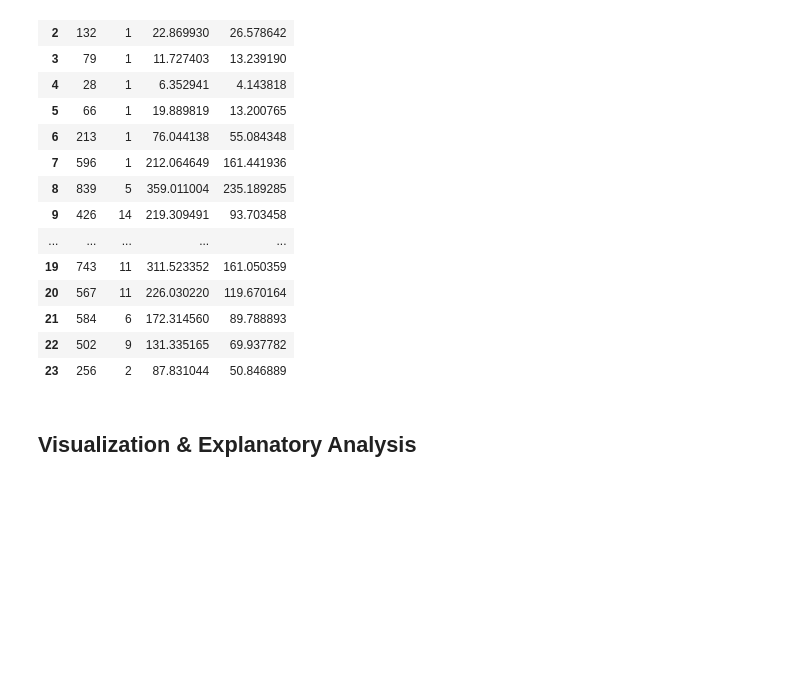
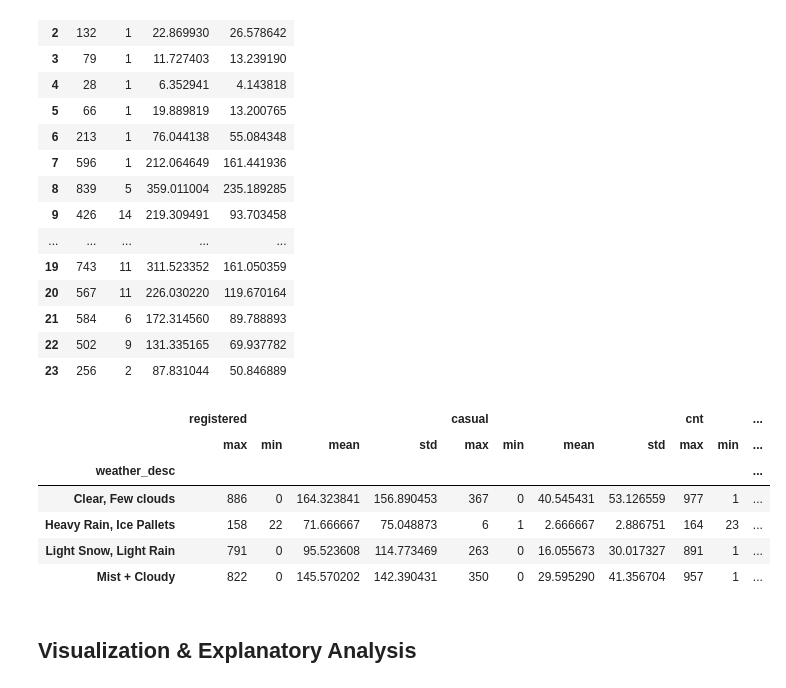
Before and after one commit to wahyunirosyidah/submission, a Jupyter notebook: notebook.ipynb, the cells around one changed output. Drawn from its saved outputs; the diff is of its cells as text; code cells hidden in the pictures; blank space fills up the shorter version.

```diff
--- a/notebook.ipynb
+++ b/notebook.ipynb
@@ -302,6 +301,32 @@ hour_df.groupby(by="hr").agg({
 | 21 | 584 | 6 | 172.314560 | 89.788893 |
 | 22 | 502 | 9 | 131.335165 | 69.937782 |
 | 23 | 256 | 2 | 87.831044 | 50.846889 |
+# %%
+weather_conditions = {
+    1: 'Clear, Few clouds',
+    2: 'Mist + Cloudy',
+    3: 'Light Snow, Light Rain',
+    4: 'Heavy Rain, Ice Pallets'
+}
+
+hour_df['weather_desc'] = hour_df['weathersit'].map(weather_conditions)
+
+result = hour_df.groupby(by="weather_desc").agg({
+    "registered" : ["max", "min", "mean", "std"],
+    "casual": ["max", "min", "mean", "std"],
+    "cnt": ["max", "min", "mean", "std"]
+})
+
+
+result
+# %% [output]
+|  | registered |  |  |  | casual |  |  |  | cnt |  | ... |
+|  | max | min | mean | std | max | min | mean | std | max | min | ... |
+| weather_desc |  |  |  |  |  |  |  |  |  |  | ... |
+| Clear, Few clouds | 886 | 0 | 164.323841 | 156.890453 | 367 | 0 | 40.545431 | 53.126559 | 977 | 1 | ... |
+| Heavy Rain, Ice Pallets | 158 | 22 | 71.666667 | 75.048873 | 6 | 1 | 2.666667 | 2.886751 | 164 | 23 | ... |
+| Light Snow, Light Rain | 791 | 0 | 95.523608 | 114.773469 | 263 | 0 | 16.055673 | 30.017327 | 891 | 1 | ... |
+| Mist + Cloudy | 822 | 0 | 145.570202 | 142.390431 | 350 | 0 | 29.595290 | 41.356704 | 957 | 1 | ... |
 # %% [markdown]
 ## Visualization & Explanatory Analysis
 # %% [markdown]
```
Also changed, not shown: parts of 7 cells of this notebook.
